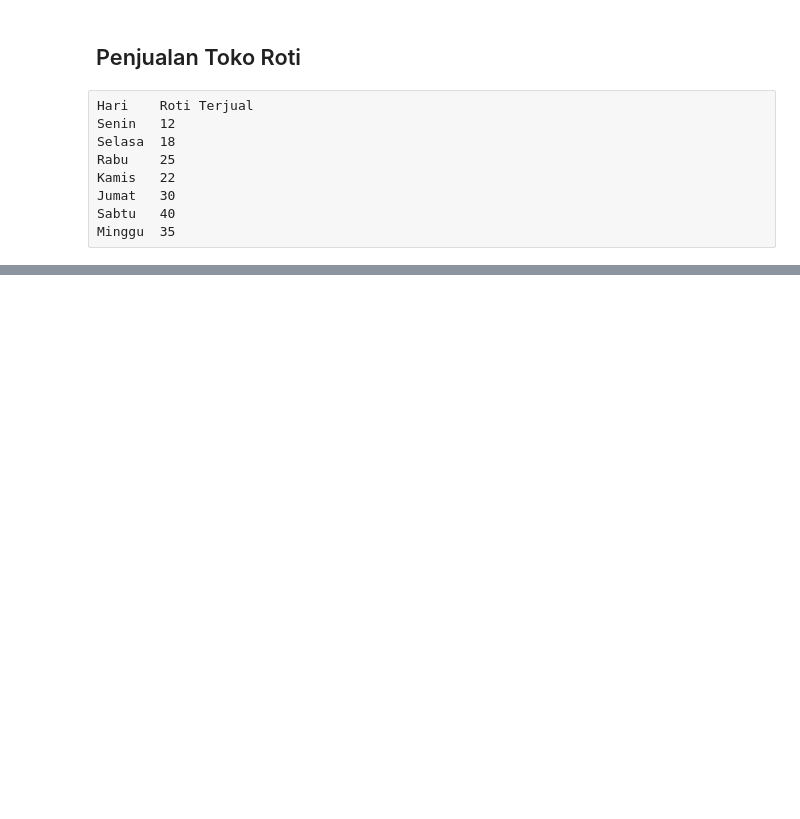
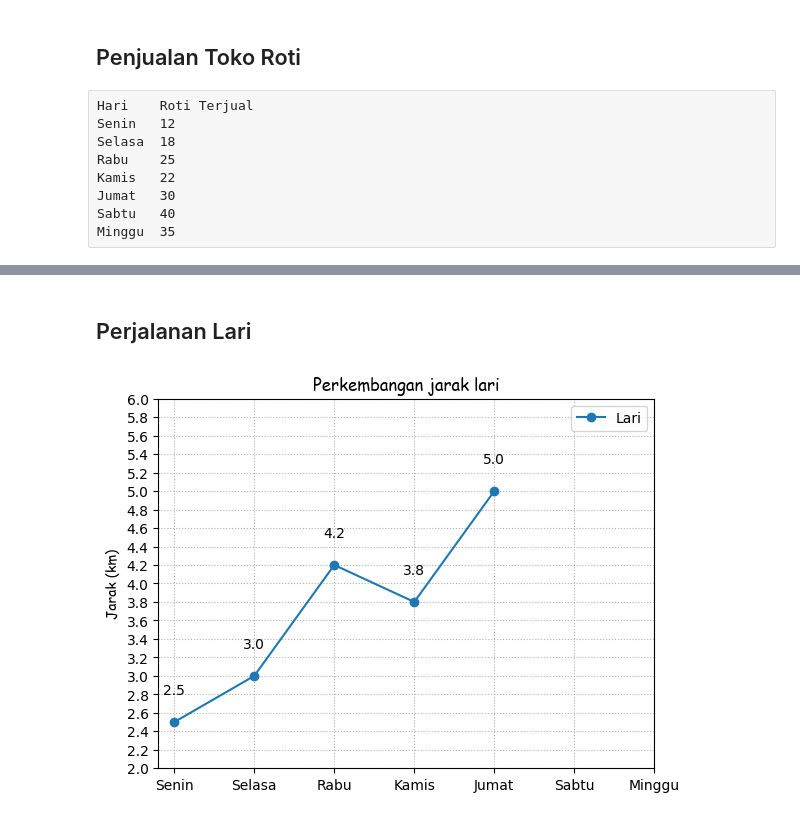
Before and after one commit to Encrypsy/Mathplotlib, a Jupyter notebook: Latihan.ipynb, the cells around one changed output, grey strips where cells are left out. Saved outputs shown, nothing was run; the diff lists cells and outputs as text; code cells hidden in the pictures; blank space fills up the shorter version.

```diff
--- a/Latihan.ipynb
+++ b/Latihan.ipynb
@@ -64,0 +87,23 @@ plt.show()
+# %% [markdown]
+## Perjalanan Lari
+# %%
+x = ['Senin', 'Selasa', 'Rabu', 'Kamis', 'Jumat']
+y = np.array([2.5, 3.0, 4.2, 3.8, 5.0])
+
+plt.plot(x, y, label='Lari', marker='o')
+plt.title('Perkembangan jarak lari', fontdict={'fontname': 'Comic Sans MS'})
+plt.ylabel('Jarak (km)', fontdict={'fontname': 'Comic Sans MS'})
+
+plt.yticks(np.arange(2, 6.1, 0.2))
+plt.xticks(['Senin', 'Selasa', 'Rabu', 'Kamis', 'Jumat', 'Sabtu', 'Minggu'])
+
+plt.grid(axis='y', linestyle=':')
+plt.grid(axis='x', linestyle=':')
+
+for i in range (len(x)):
+    plt.text(x[i], y[i] + 0.3, str(y[i]), ha='center')
+
+plt.legend()
+plt.show()
+# %% [output]
+[figure, added]
```
Also changed, not shown: parts of 3 cells of this notebook, 1 other file.
